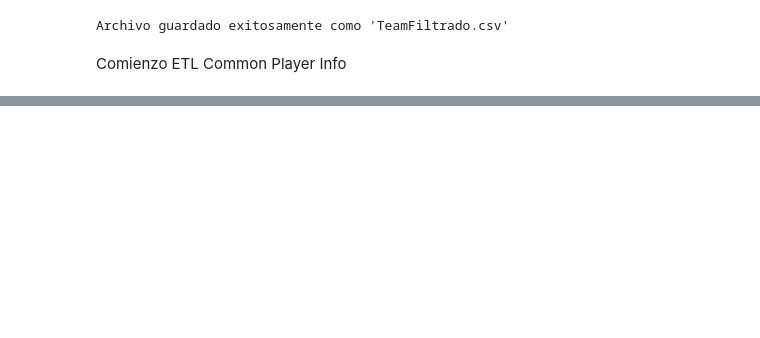
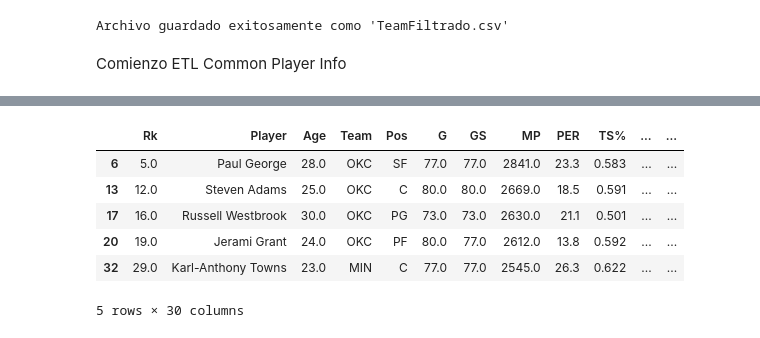
Before and after one commit to Gabriel-Sanmartino/Moneyball-NBA-Valor-y-Eficiencia, a Jupyter notebook: ETL.ipynb, the cells around one changed output, grey strips where cells are left out. Drawn from its saved outputs; the diff is of its cells as text; code cells hidden in the pictures; blank space fills up the shorter version.

```diff
--- a/ETL.ipynb
+++ b/ETL.ipynb
@@ -95,0 +774,10 @@ Archivo guardado exitosamente como 'CommonPlayerFiltrado.csv'
+# %%
+df_Stats_adv_filt_2018.head()
+# %% [output]
+|  | Rk | Player | Age | Team | Pos | G | GS | MP | PER | TS% | ... | ... |
+| 6 | 5.0 | Paul George | 28.0 | OKC | SF | 77.0 | 77.0 | 2841.0 | 23.3 | 0.583 | ... | ... |
+| 13 | 12.0 | Steven Adams | 25.0 | OKC | C | 80.0 | 80.0 | 2669.0 | 18.5 | 0.591 | ... | ... |
+| 17 | 16.0 | Russell Westbrook | 30.0 | OKC | PG | 73.0 | 73.0 | 2630.0 | 21.1 | 0.501 | ... | ... |
+| 20 | 19.0 | Jerami Grant | 24.0 | OKC | PF | 80.0 | 77.0 | 2612.0 | 13.8 | 0.592 | ... | ... |
+| 32 | 29.0 | Karl-Anthony Towns | 23.0 | MIN | C | 77.0 | 77.0 | 2545.0 | 26.3 | 0.622 | ... | ... |
+5 rows × 30 columns
```
Also changed, not shown: parts of 134 cells of this notebook.
